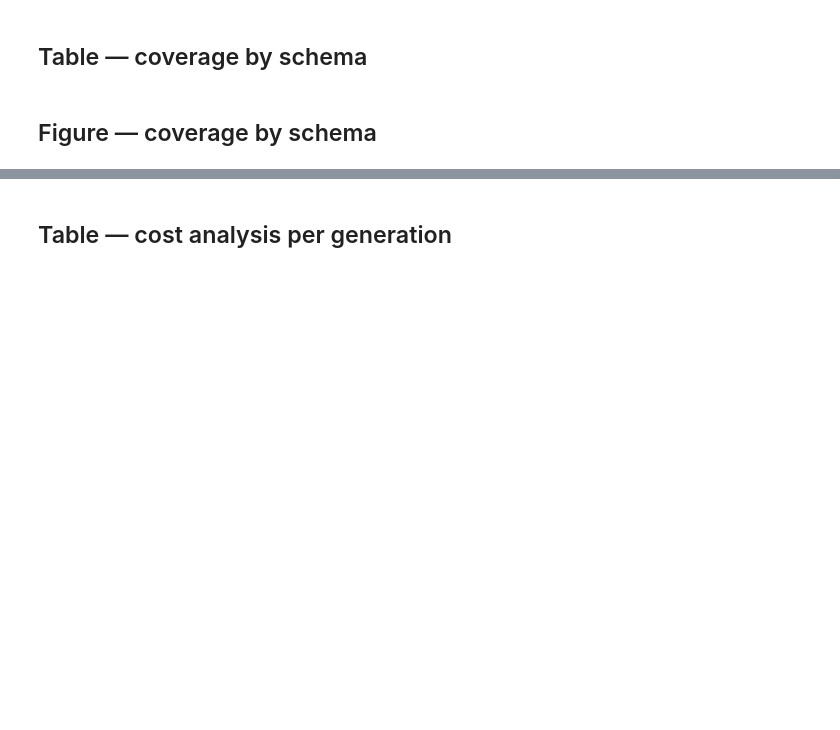
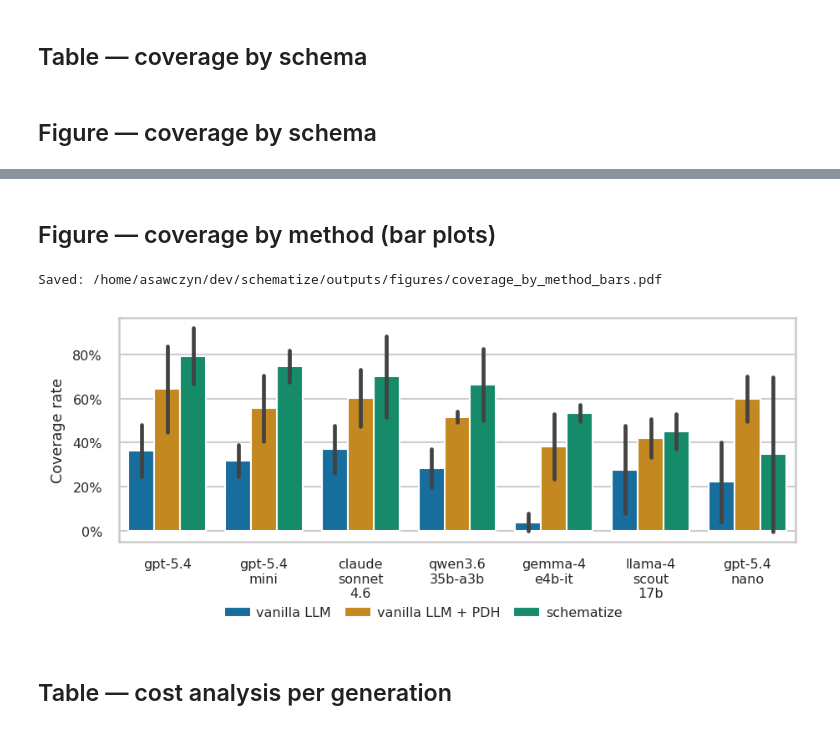
Before and after one commit to pwr-ai/schematize, a Jupyter notebook: notebooks/single_run_analysis.ipynb, the cells around one changed output, grey strips where cells are left out. Saved outputs shown, nothing was run; the diff lists cells and outputs as text; code cells hidden in the pictures; blank space fills up the shorter version.

```diff
--- a/notebooks/single_run_analysis.ipynb
+++ b/notebooks/single_run_analysis.ipynb
@@ -300,3 +352,60 @@ qwen3.6-35b-a3b (baseline) & 68.3% & 40.9% & 56.5% & 55.3% \\
+# %% [markdown]
+## Figure — coverage by method (bar plots)
+# %%
+def wrap_label(name: str, max_len: int = 8) -> str:
+    parts = name.split("-")
+    lines, cur = [], ""
+    for p in parts:
+        if cur and len(cur) + 1 + len(p) > max_len:
+            lines.append(cur)
+            cur = p
+        else:
+            cur = f"{cur}-{p}" if cur else p
+    lines.append(cur)
+    return "\n".join(lines)
+
+
+plot_df = combined_df.assign(Method=combined_df["method"].map(METHOD_NAMES))
+methods = [m for m in METHOD_ORDER if m in combined_df["method"].unique()]
+hue_order = [METHOD_NAMES[m] for m in methods]
+palette = sns.color_palette("colorblind", n_colors=len(hue_order))
+
+sns.set_theme(style="whitegrid", font_scale=0.70)
+fig, ax = plt.subplots(figsize=(0.6 * len(generator_order) + 2, 2.5))
+sns.barplot(
+    data=plot_df, x="generator", y="coverage", hue="Method",
+    order=generator_order, hue_order=hue_order, errorbar="sd",
+    palette=palette, ax=ax,
+)
+ax.set_xticklabels([wrap_label(g) for g in generator_order])
+ax.set_xlabel("")
+ax.set_ylabel("Coverage rate")
+ax.yaxis.set_major_formatter(mticker.PercentFormatter(xmax=1, decimals=0))
+
+handles, labels = ax.get_legend_handles_labels()
+ax.get_legend().remove()
+fig.legend(
+    handles,
+    labels,
+    loc="lower center",
+    ncol=len(hue_order),
+    frameon=False,
+    bbox_to_anchor=(0.5, -0.05),
+    handletextpad=0.4,
+    columnspacing=1.0,
+    labelspacing=0.3,
+)
+fig.tight_layout()
+
+out_pdf = FIGURES_DIR / "coverage_by_method_bars.pdf"
+out_png = FIGURES_DIR / "coverage_by_method_bars.png"
+fig.savefig(out_pdf, bbox_inches="tight")
+fig.savefig(out_png, bbox_inches="tight")
+print(f"Saved: {out_pdf}")
+plt.show()
+# %% [output]
+Saved: /home/asawczyn/dev/schematize/outputs/figures/coverage_by_method_bars.pdf
+[figure, added]
 # %% [markdown]
 ## Table — cost analysis per generation
 # %%
```
Also changed, not shown: parts of 12 cells of this notebook, 7 other files.
